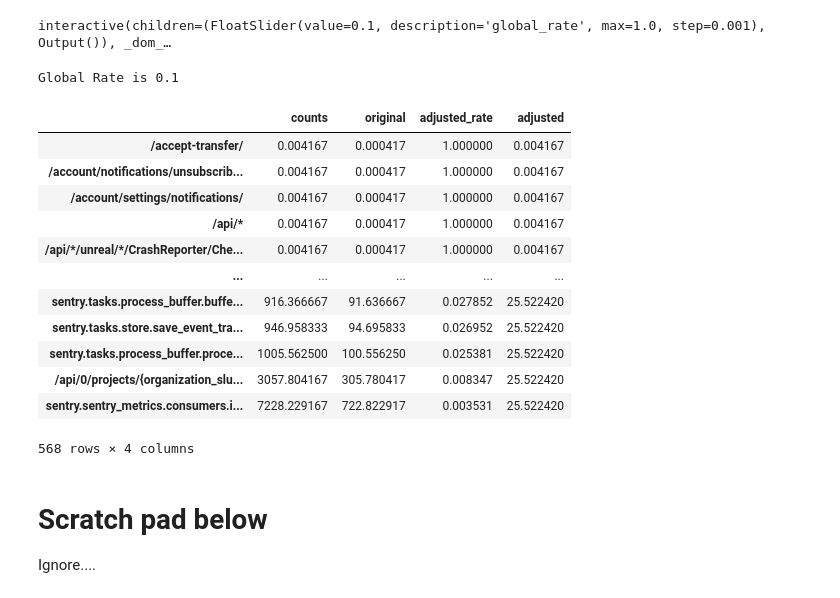
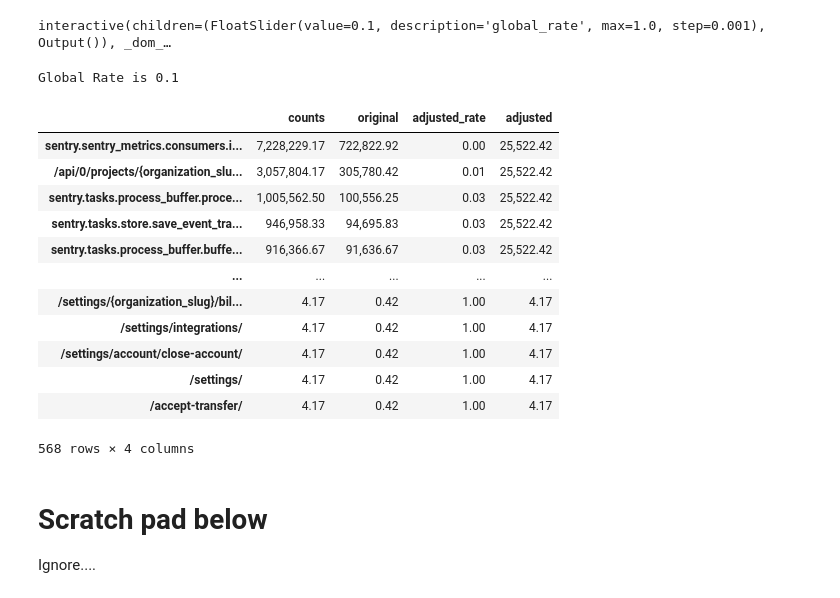
Before and after one commit to RaduW/volume-rebalance, a Jupyter notebook: volume_rebalancing.ipynb, the cells around one changed output. Drawn from its saved outputs; the diff is of its cells as text; code cells hidden in the pictures.

```diff
--- a/volume_rebalancing.ipynb
+++ b/volume_rebalancing.ipynb
@@ -160,7 +160,7 @@ counts = counts_to_labeled_counts(counts)
 
 # override counts with real transaction data
 # multipy the freq by 1000 to make it easyer to display ()
-trans_data['freq'] = trans_data['freq']*1000
+trans_data['freq'] = trans_data['freq']
 counts = list(trans_data.itertuples(index=False, name=None))
 # %% [markdown]
 ### Sample rate
@@ -177,21 +177,23 @@ widgets.interact(rebalance_generator(counts), global_rate = global_rate);
 interactive(children=(FloatSlider(value=0.1, description='global_rate', max=1.0, step=0.001), Output()), _dom_…
 # %%
 print(f"Global Rate is {global_rate.value}")
-process_data(global_rate.value, counts)
+adjusted_rates = process_data(global_rate.value, counts)
+adjusted_rates.sort_values(inplace=True,ascending=False,by=["counts"])
+adjusted_rates
 # %% [output]
 Global Rate is 0.1
 |  | counts | original | adjusted_rate | adjusted |
-| /accept-transfer/ | 0.004167 | 0.000417 | 1.000000 | 0.004167 |
-| /account/notifications/unsubscrib... | 0.004167 | 0.000417 | 1.000000 | 0.004167 |
-| /account/settings/notifications/ | 0.004167 | 0.000417 | 1.000000 | 0.004167 |
-| /api/* | 0.004167 | 0.000417 | 1.000000 | 0.004167 |
-| /api/*/unreal/*/CrashReporter/Che... | 0.004167 | 0.000417 | 1.000000 | 0.004167 |
+| sentry.sentry_metrics.consumers.i... | 7,228,229.17 | 722,822.92 | 0.00 | 25,522.42 |
+| /api/0/projects/{organization_slu... | 3,057,804.17 | 305,780.42 | 0.01 | 25,522.42 |
+| sentry.tasks.process_buffer.proce... | 1,005,562.50 | 100,556.25 | 0.03 | 25,522.42 |
+| sentry.tasks.store.save_event_tra... | 946,958.33 | 94,695.83 | 0.03 | 25,522.42 |
+| sentry.tasks.process_buffer.buffe... | 916,366.67 | 91,636.67 | 0.03 | 25,522.42 |
 | ... | ... | ... | ... | ... |
-| sentry.tasks.process_buffer.buffe... | 916.366667 | 91.636667 | 0.027852 | 25.522420 |
-| sentry.tasks.store.save_event_tra... | 946.958333 | 94.695833 | 0.026952 | 25.522420 |
-| sentry.tasks.process_buffer.proce... | 1005.562500 | 100.556250 | 0.025381 | 25.522420 |
-| /api/0/projects/{organization_slu... | 3057.804167 | 305.780417 | 0.008347 | 25.522420 |
-| sentry.sentry_metrics.consumers.i... | 7228.229167 | 722.822917 | 0.003531 | 25.522420 |
+| /settings/{organization_slug}/bil... | 4.17 | 0.42 | 1.00 | 4.17 |
+| /settings/integrations/ | 4.17 | 0.42 | 1.00 | 4.17 |
+| /settings/account/close-account/ | 4.17 | 0.42 | 1.00 | 4.17 |
+| /settings/ | 4.17 | 0.42 | 1.00 | 4.17 |
+| /accept-transfer/ | 4.17 | 0.42 | 1.00 | 4.17 |
 568 rows × 4 columns
 # %% [markdown]
 # Scratch pad below
```
Also changed, not shown: parts of 1 cell of this notebook.
